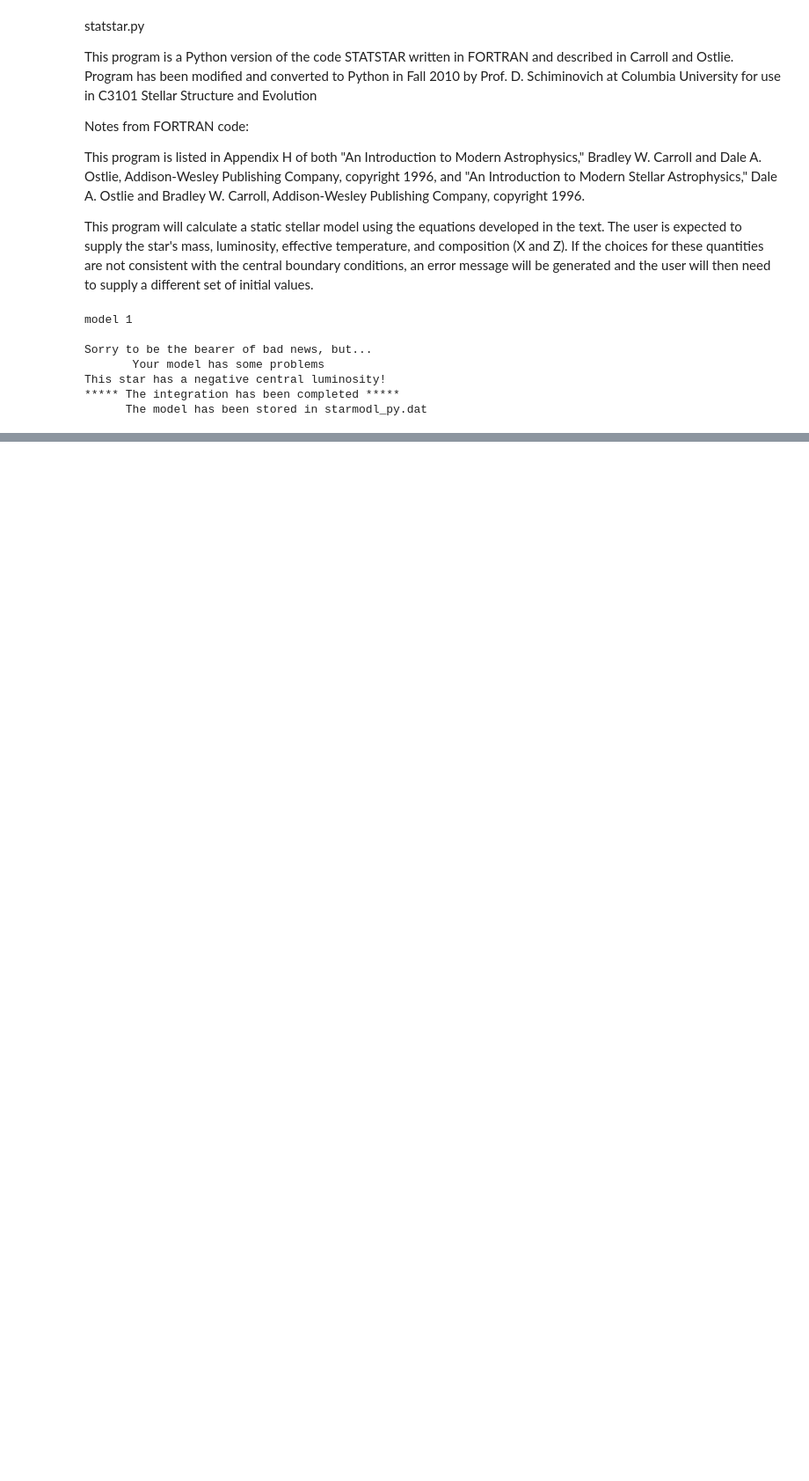
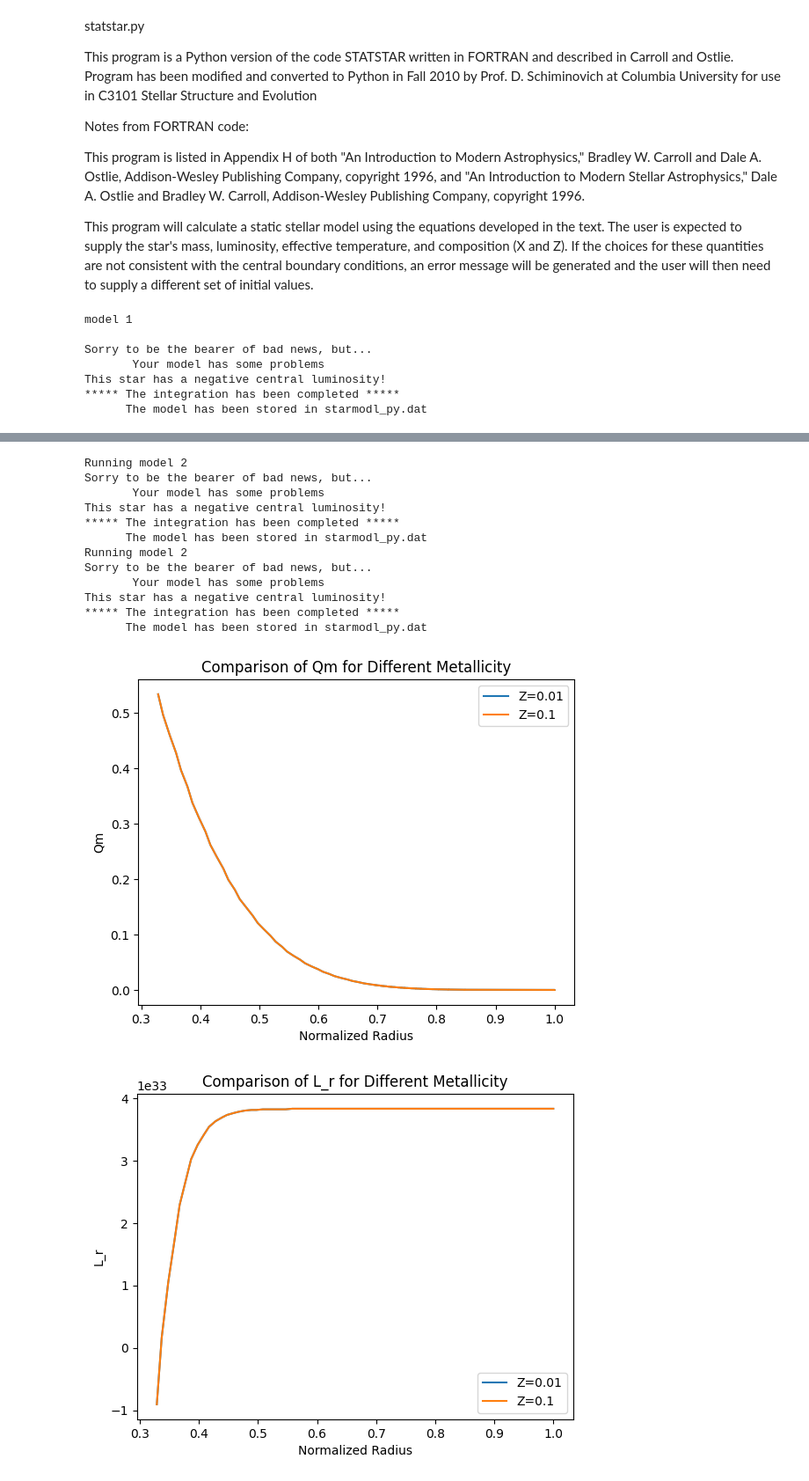
Before and after one commit to AndrewwwC4/PHYS2116-Coding, a Jupyter notebook: Stellar_Structure_Equation_Solver_StatStar.ipynb, the cells around one changed output, grey strips where cells are left out. Shown at 88% size. Cells and saved outputs as stored; diff of their text form; code cells hidden in the pictures; blank space fills up the shorter version.

```diff
--- a/Stellar_Structure_Equation_Solver_StatStar.ipynb
+++ b/Stellar_Structure_Equation_Solver_StatStar.ipynb
@@ -877,0 +897,60 @@ parameters = ["Qm", "L_r", "T", "P", "rho", "kappa", "eps", "dlPdlT"]
+# %%
+# generate two different models (for example with different metallicities) at the same time
+# and overplot the results to compare the two different models
+
+from astropy.io import ascii
+import matplotlib.pyplot as plt
+# keep same, only change Z for comparison
+Msolar = 1.2
+Lsolar = 1.0
+Te     = 8000
+X      = 0.7
+#Two different metallicities
+Z1, Z2 = 0.01, 0.10
+
+file1 = f"starmodl_M{Msolar}_L{Lsolar}_Te{Te}_Z{Z1}.csv"
+file2 = f"starmodl_M{Msolar}_L{Lsolar}_Te{Te}_Z{Z2}.csv"
+
+print("Running model 2")
+main(Msolar=Msolar, Lsolar=Lsolar, Te=Te, X=X, Z=Z1, outfile=file1)
+
+print("Running model for Z=Z2")
+main(Msolar=Msolar, Lsolar=Lsolar, Te=Te, X=X, Z=Z2, outfile=file2)
+
+# Read the two models
+data1 = ascii.read(file1)
+data2 = ascii.read(file2)
+
+# Extracting the radius as arrays
+r1 = data1["r"]
+r2 = data2["r"]
+r1n = r1 / r1.max()
+r2n = r2 / r2.max()
+
+# list the parameters to plot
+parameters = ["Qm", "L_r", "T", "P", "rho", "kappa", "eps", "dlPdlT"]
+
+for p in parameters:
+    plt.figure()
+    plt.plot(r1n, data1[p], label=f"Z={Z1}")
+    plt.plot(r2n, data2[p], label=f"Z={Z2}")
+    plt.xlabel("Normalized Radius")
+    plt.ylabel(p)
+    plt.title(f"Comparison of {p} for Different Metallicity")
+    plt.legend()
+    plt.show()
+# %% [output]
+Running model 2
+Sorry to be the bearer of bad news, but...
+       Your model has some problems
+This star has a negative central luminosity!
+***** The integration has been completed *****
+      The model has been stored in starmodl_py.dat
+Running model 2
+Sorry to be the bearer of bad news, but...
+       Your model has some problems
+This star has a negative central luminosity!
+***** The integration has been completed *****
+      The model has been stored in starmodl_py.dat
+[figure, added]
+[figure, added]
```
Also changed, not shown: parts of 4 cells of this notebook, 7 other files.
